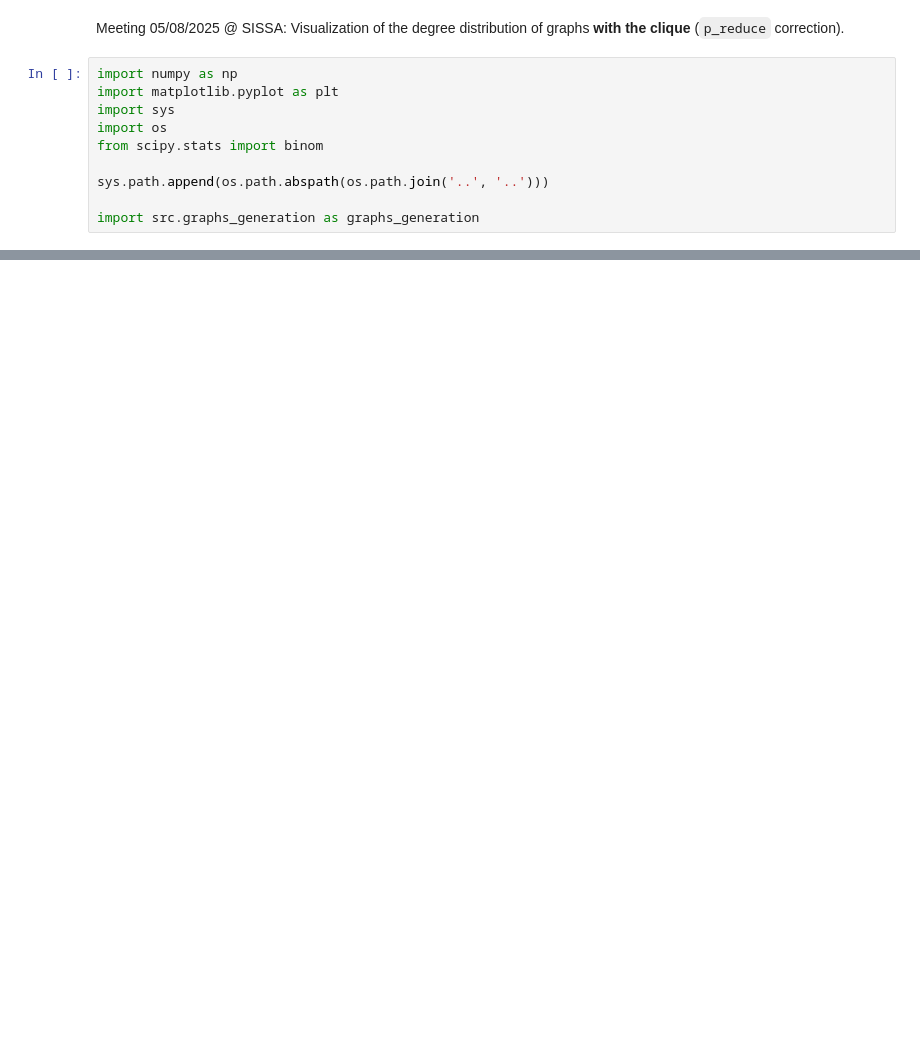
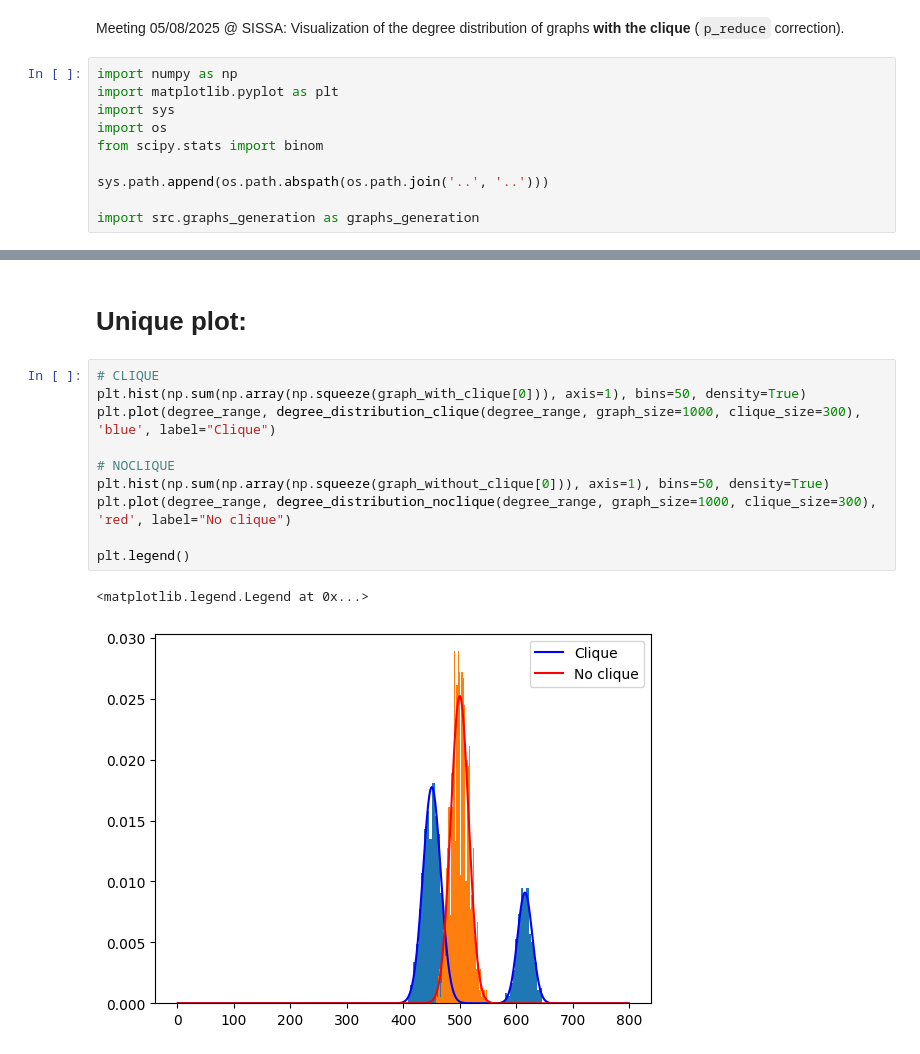
Before and after one commit to danieletirinnanzi/HUPLACLIP-NNs, a Jupyter notebook: scripts/visualizations/degree_distribution.ipynb, the cells around one changed output, grey strips where cells are left out. Cells and saved outputs as stored; diff of their text form; blank space fills up the shorter version.

```diff
--- a/scripts/visualizations/degree_distribution.ipynb
+++ b/scripts/visualizations/degree_distribution.ipynb
@@ -88,0 +119,15 @@ plt.plot(degree_range, degree_distribution(300, 1000, degree_range))
+# %% [markdown]
+# Unique plot:
+# %%
+# CLIQUE
+plt.hist(np.sum(np.array(np.squeeze(graph_with_clique[0])), axis=1), bins=50, density=True)
+plt.plot(degree_range, degree_distribution_clique(degree_range, graph_size=1000, clique_size=300), 'blue', label="Clique")
+
+# NOCLIQUE
+plt.hist(np.sum(np.array(np.squeeze(graph_without_clique[0])), axis=1), bins=50, density=True)
+plt.plot(degree_range, degree_distribution_noclique(degree_range, graph_size=1000, clique_size=300), 'red', label="No clique")
+
+plt.legend()
+# %% [output]
+<matplotlib.legend.Legend at 0x...>
+[figure, added]
```
Also changed, not shown: parts of 9 cells of this notebook.
